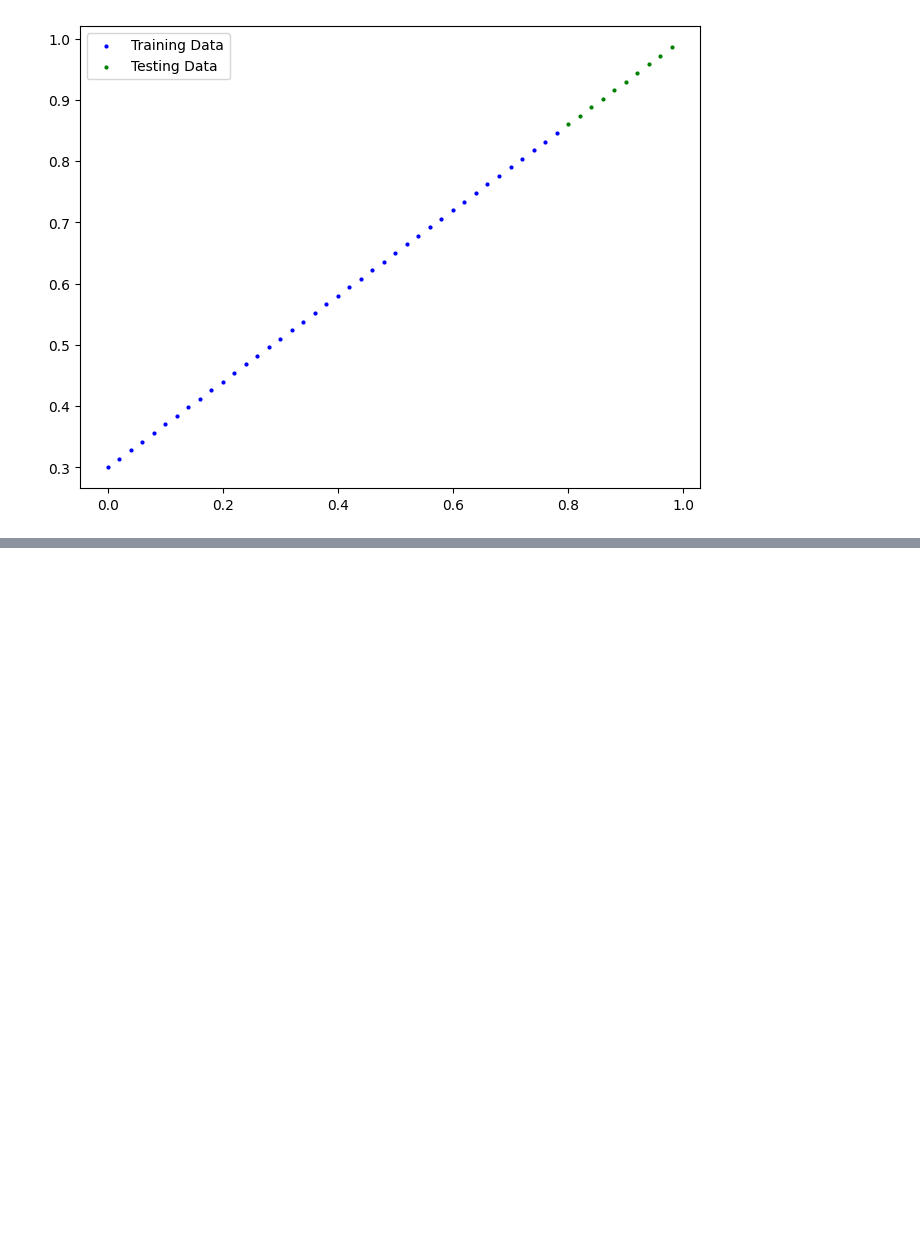
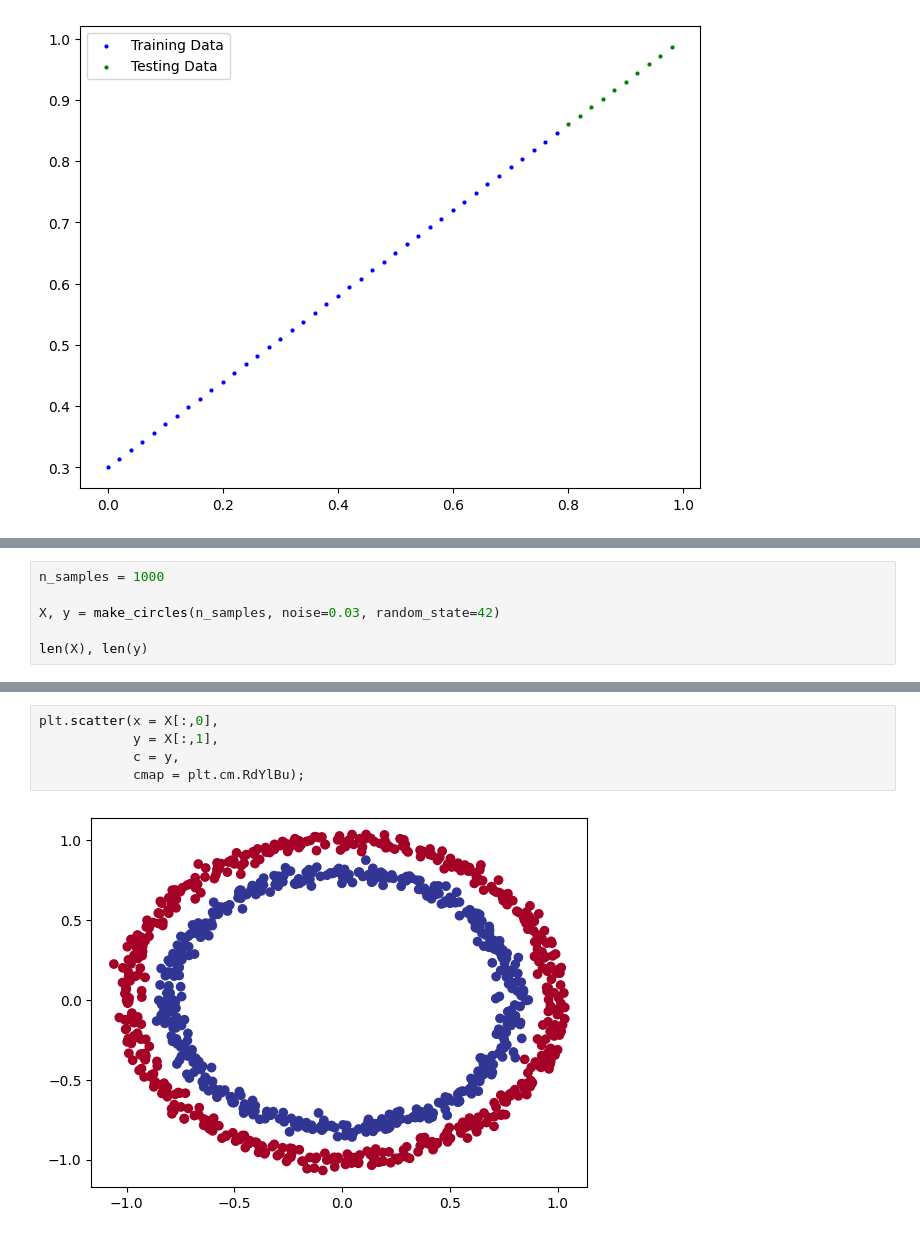
Before and after one commit to dilshvn/fcc-pytorch-for-DL, a Jupyter notebook: PT_fcc.ipynb, the cells around one changed output, grey strips where cells are left out. Drawn from its saved outputs; the diff is of its cells as text; blank space fills up the shorter version.

```diff
--- a/PT_fcc.ipynb
+++ b/PT_fcc.ipynb
@@ -1266,0 +1408,6 @@ plot_predictions(train_data=X_train,
+# %%
+n_samples = 1000
+
+X, y = make_circles(n_samples, noise=0.03, random_state=42)
+
+len(X), len(y)
@@ -1266,0 +1470,7 @@ plot_predictions(train_data=X_train,
+# %%
+plt.scatter(x = X[:,0],
+            y = X[:,1],
+            c = y,
+            cmap = plt.cm.RdYlBu);
+# %% [output]
+[figure, added]
```
Also changed, not shown: parts of 26 cells of this notebook.
